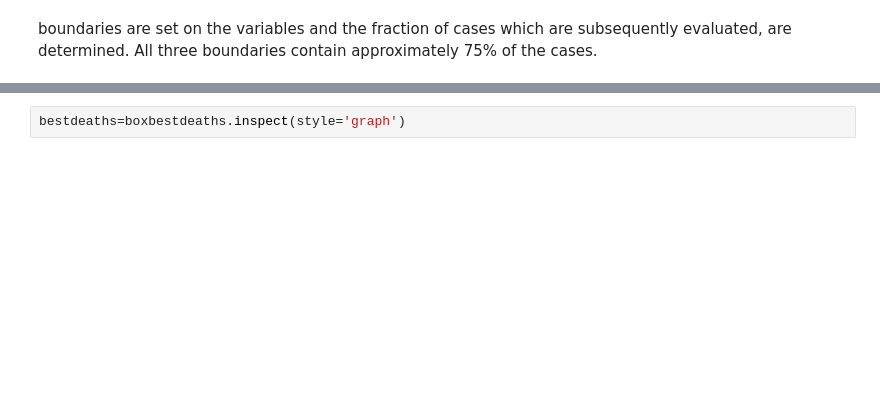
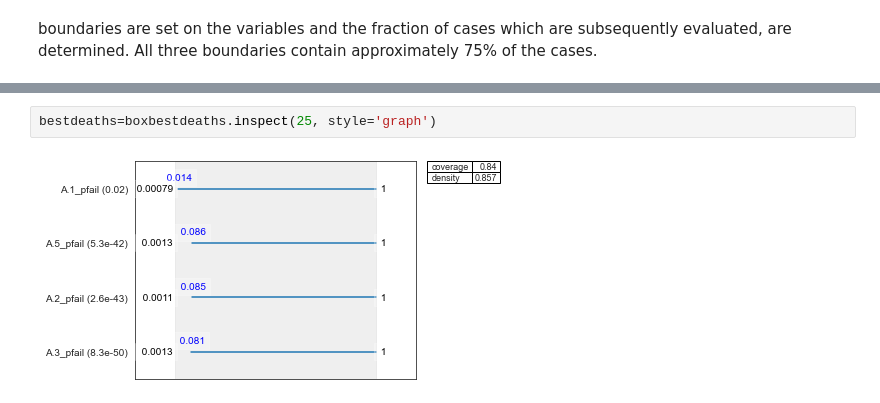
Before and after one commit to matthijsvandew/epa1361_open, a Jupyter notebook: final assignment/Open_exploration_debate (1).ipynb, the cells around one changed output, grey strips where cells are left out. Drawn from its saved outputs; the diff is of its cells as text; blank space fills up the shorter version.

```diff
--- a/final assignment/Open_exploration_debate (1).ipynb
+++ b/final assignment/Open_exploration_debate (1).ipynb
@@ -297,2 +337,4 @@ boxbestdeaths.peeling_trajectory
 # %%
-bestdeaths=boxbestdeaths.inspect(style='graph')
+bestdeaths=boxbestdeaths.inspect(25, style='graph')
+# %% [output]
+[figure, added]
```
Also changed, not shown: parts of 8 cells of this notebook, 4 other files.
